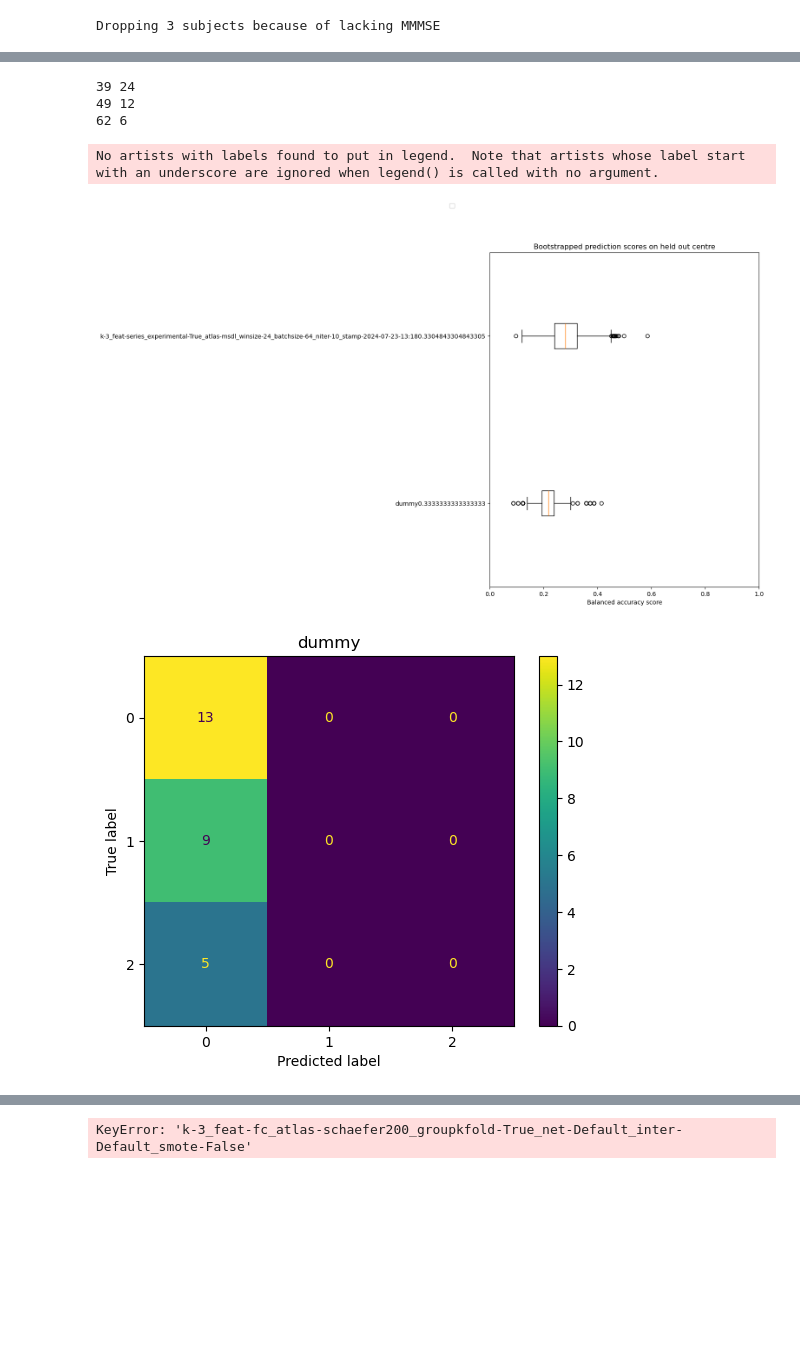
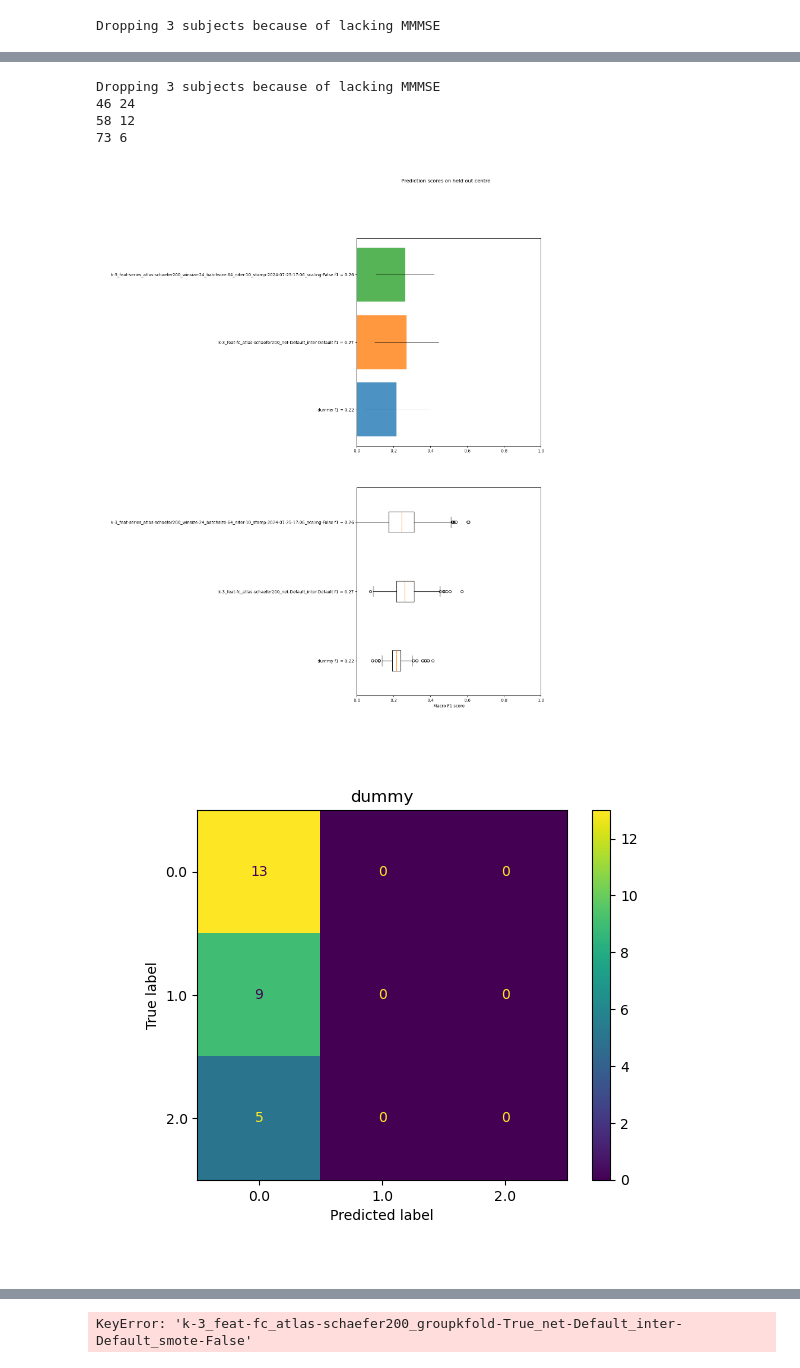
Before and after one commit to jonathan-legrand/cogpred, a Jupyter notebook: evaluate_models.ipynb, the cells around one changed output, grey strips where cells are left out. Saved outputs shown, nothing was run; the diff lists cells and outputs as text; code cells hidden in the pictures; blank space fills up the shorter version.

```diff
--- a/evaluate_models.ipynb
+++ b/evaluate_models.ipynb
@@ -84,8 +98,8 @@ def evaluate_series_model(expname):
     fetcher = TSFetcher(tspath)
 
     # TODO Systematic selection
-    #net_indexer = np.where(np.array(atlas.macro_labels) == "Default", True, False)
-    net_indexer = np.full((len(atlas.macro_labels,)), True)
+    net_indexer = np.full(fetcher[0].shape[1], True) # All brain
+    net_indexer = np.where(np.array(atlas.macro_labels) == "Default", True, False)
 
     exppath = dir / expname
     features = make_features(fetcher, metadata, net_indexer)
@@ -142,7 +156,7 @@ f1 = partial(f1_score, average="macro")
 rng = np.random.default_rng(seed=1234)
 def bootstrap_predictions(y_test, y_pred, B=2000, metric=f1):
     dist = []
-    s_true = balanced_accuracy_score(y_test, y_pred)
+    s_true = metric(y_test, y_pred)
     for _ in range(B):
         idx_sampled = rng.integers(0, y_test.size, size=y_test.size)
         s_i = metric(
@@ -165,7 +179,7 @@ res = {
 }
 
 for fc_exp in fc_exps:
-    atlas_name = fc_exp.split("_")[2].split("-")[1]
+    atlas_name = get_key("atlas", fc_exp)
     matrices, metadata = make_test_data(conn_dir, atlas_name, k)
     y_test, y_pred = evaluate_fc_model(fc_exp)
     res[fc_exp] = dict()
@@ -178,6 +192,7 @@ for ts_exp in series_exp:
     res[ts_exp]["y_pred"] = y_pred
     res[ts_exp]["score"], res[ts_exp]["dist"] = bootstrap_predictions(y_test, y_pred)
 # %% [output]
-39 24
-49 12
-62 6
+Dropping 3 subjects because of lacking MMMSE
+46 24
+58 12
+73 6
@@ -184,27 +221,38 @@ for ts_exp in series_exp:
 # %%
-fig, axes = plt.subplots(figsize=(8, 10))
+import matplotlib as mpl
+
+fig, axes = plt.subplots(2, 1, figsize=(8, 20))
 dists = []
 labels = []
-scores = []
+means = []
+deltas = []
+fscores = []
+alpha = 0.05 # Type 1 error risk
+
 for model, resdict in res.items():
+
+    y_pred = resdict["y_pred"]
+    mean, delta = compute_wilson(y_test, y_pred, 1-alpha)
+    labels.append(model + f" f1 = {resdict['score']:.2f}")
+    means.append(mean)
+    deltas.append(delta)
+    fscores.append(f1(y_test, y_pred))
     dists.append(resdict["dist"])
-    labels.append(model + str(resdict["score"]))
-    #axes.hist(resdict["dist"], alpha=0.4, label=model[9:])
 
     disp = ConfusionMatrixDisplay.from_predictions(
-        y_test, resdict["y_pred"]#, labels=classes
+        y_test, resdict["y_pred"]
     )
     disp.ax_.set_title(model)
 
-axes.boxplot(dists, labels=labels, vert=False)
-axes.set_xlabel(f"Balanced accuracy score")
-axes.set_title("Bootstrapped prediction scores on held out centre")
-axes.set_xlim(0, 1)
-#fig.legend(loc="lower left")
-fig.legend(bbox_to_anchor=(0, 1.0), loc='upper left')
-#fig.legend()
+colors = mpl.colormaps["tab10"].colors
+
+axes[0].barh(labels, fscores, xerr=deltas, color=colors, alpha=0.8)
+axes[1].boxplot(dists, labels=labels, vert=False)
+axes[1].set_xlabel(f"Macro F1 score")
+fig.suptitle("Prediction scores on held out centre")
+axes[0].set_xlim(0, 1)
+axes[1].set_xlim(0, 1)
 plt.show()
 # %% [output]
-No artists with labels found to put in legend.  Note that artists whose label start with an underscore are ignored when legend() is called with no argument.
-[figure, old version]
+[figure, new version]
-[figure, old version]
+[figure, new version]
```
Also changed, not shown: parts of 4 cells of this notebook, 4 other files.
